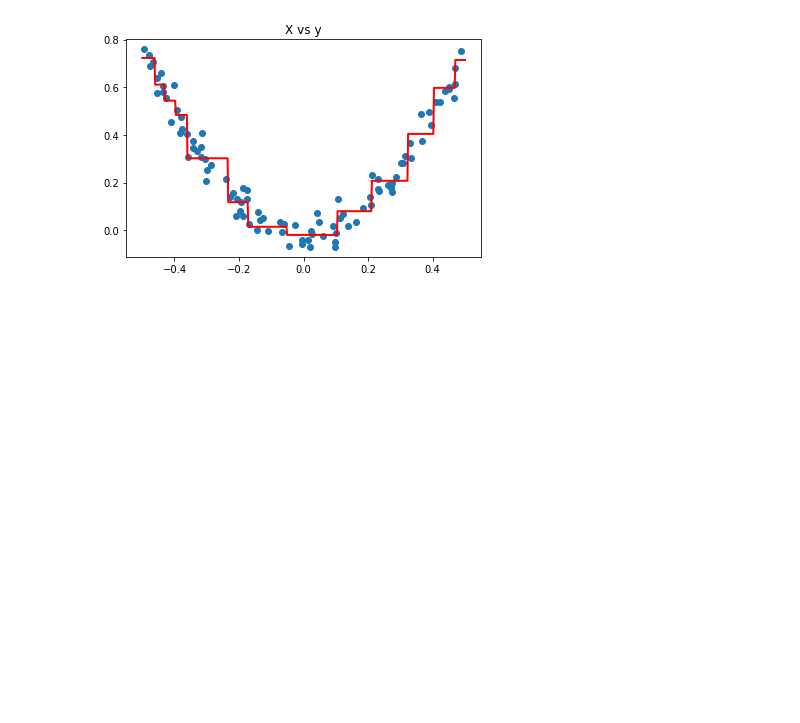
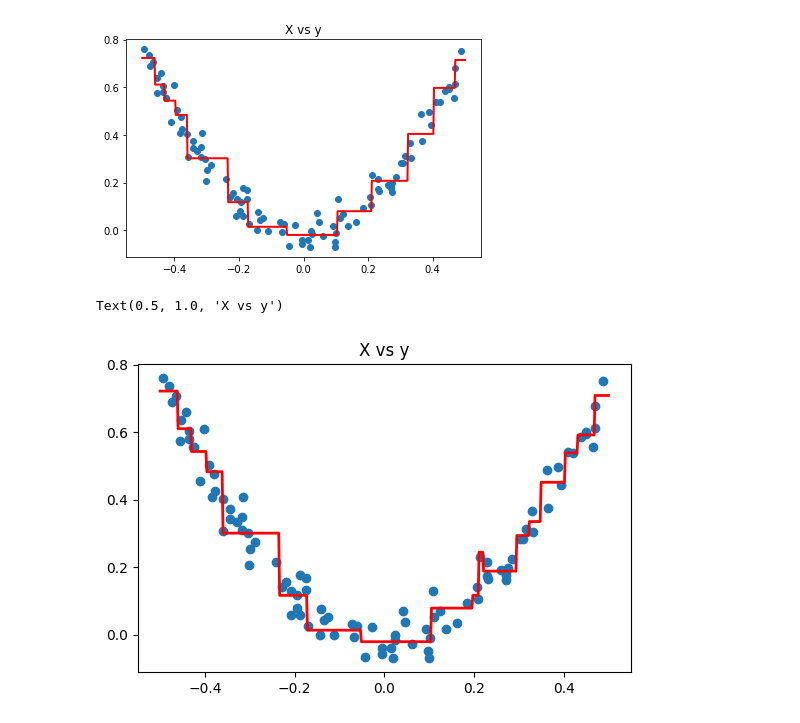
Before and after one commit to Rajfekar/PythonML, a Jupyter notebook: gradient-boosting/gradient_boost_step_by_step.ipynb, the cells around one changed output. Saved outputs shown, nothing was run; the diff lists cells and outputs as text; code cells hidden in the pictures; blank space fills up the shorter version.

```diff
--- a/gradient-boosting/gradient_boost_step_by_step.ipynb
+++ b/gradient-boosting/gradient_boost_step_by_step.ipynb
@@ -168,6 +168,22 @@ plt.title('X vs y')
 # %% [output]
 Text(0.5, 1.0, 'X vs y')
 [figure]
+# %%
+# Please add code for tree3 as an assigment
+
+df['pred3'] = df['pred2'] + tree2.predict(df['X'].values.reshape(100,1))
+df['res3'] = df['y'] - df['pred3']
+tree3 = DecisionTreeRegressor(max_leaf_nodes=8)
+tree3.fit(df['X'].values.reshape(100,1),df['res3'].values)
+y_pred = 0.265458 + sum(regressor.predict(X_test.reshape(-1, 1)) for regressor in [tree1,tree2,tree3])
+plt.figure(figsize=(14,4))
+plt.subplot(121)
+plt.plot(X_test, y_pred, linewidth=2,color='red')
+plt.scatter(df['X'],df['y'])
+plt.title('X vs y')
+# %% [output]
+Text(0.5, 1.0, 'X vs y')
+[figure, added]
 # %%
 def gradient_boost(X,y,number,lr,count=1,regs=[],foo=None):
 
```
Also changed, not shown: parts of 1 cell of this notebook.
